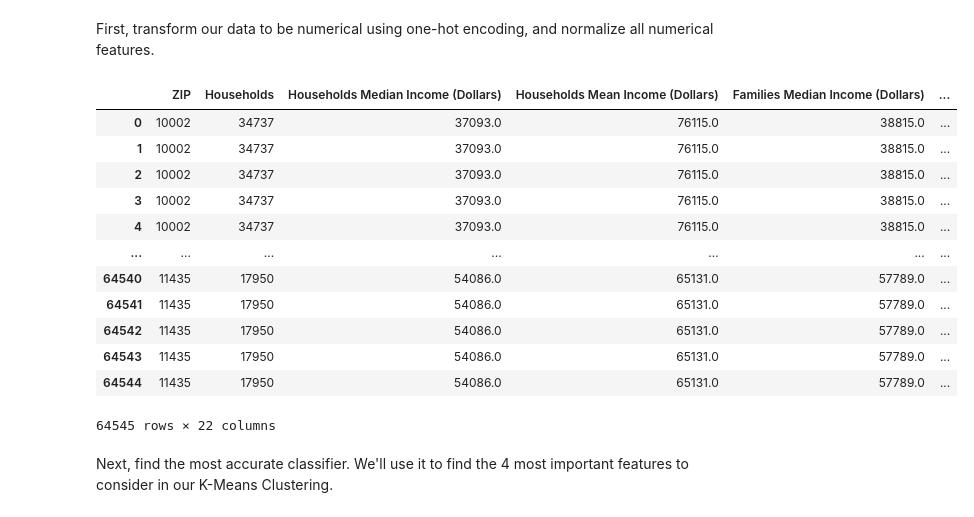
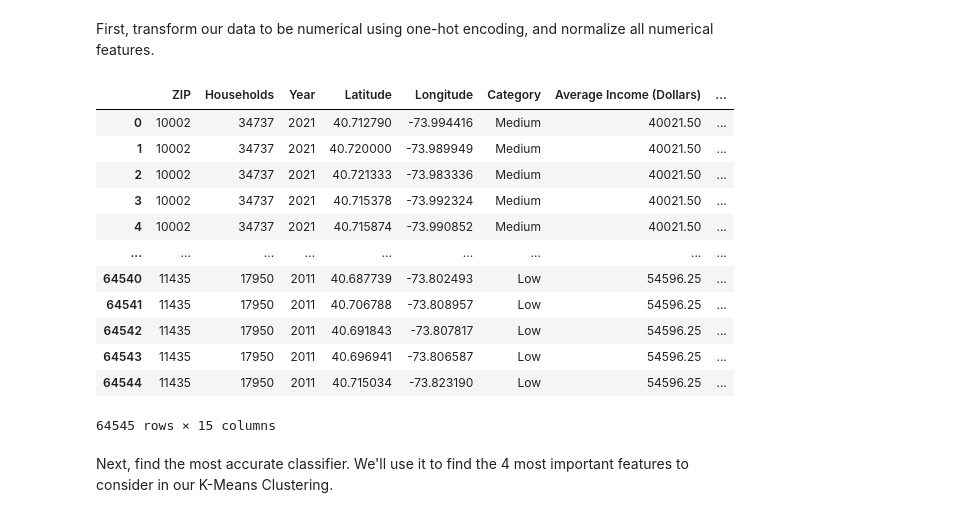
Before and after one commit to trishaa4144/cmsc320-final, a Jupyter notebook: CMSC320_Final_Project.ipynb, the cells around one changed output. Drawn from its saved outputs; the diff is of its cells as text; code cells hidden in the pictures.

```diff
--- a/CMSC320_Final_Project.ipynb
+++ b/CMSC320_Final_Project.ipynb
@@ -586,11 +567,11 @@ See the caveats in the documentation: https://pandas.pydata.org/pandas-docs/stab
 # %%
-#Merging invome with the rat sightings data
-final_df = merged_df.merge(df, left_on=["ZIP", "Year"], right_on=["Incident Zip", "Year"])
-final_df
+#Merging income with the rat sightings data
+income_rat_df = merged_df.merge(df, left_on=["ZIP", "Year"], right_on=["Incident Zip", "Year"])
+income_rat_df
 
 # A function to keep only the important columns and mean/median income columns for final dataframe
 def save_cols():
-    columns = final_df.columns
+    columns = income_rat_df.columns
     save_lst = []
     important = ["ZIP", "Households", "Year", "Created Date", "Location Type", "Community Board", "Borough", "Latitude", "Longitude", "Category"]
 
@@ -603,4 +584,6 @@ def save_cols():
     return save_lst
 
 lst = save_cols()
-final_df = final_df[lst]
+income_rat_df = income_rat_df[lst]
+income_rat_df.dropna(inplace=True)
+income_rat_df
@@ -627,0 +606,26 @@ final_df
+# %%
+# List of median income columns
+median_income_columns = [
+    'Households Median Income (Dollars)',
+    'Families Median Income (Dollars)',
+    'Married-Couple Families Median Income (Dollars)',
+    'Nonfamily Households Median Income (Dollars)'
+]
+
+# Calculate the average of the median income columns
+income_rat_df['Average Income (Dollars)'] = income_rat_df[median_income_columns].mean(axis=1)
+
+# Drop the original mean and median columns
+columns_to_drop = [
+    'Households Median Income (Dollars)',
+    'Households Mean Income (Dollars)',
+    'Families Median Income (Dollars)',
+    'Families Mean Income (Dollars)',
+    'Married-Couple Families Median Income (Dollars)',
+    'Married-Couple Families Mean Income (Dollars)',
+    'Nonfamily Households Median Income (Dollars)',
+    'Nonfamily Households Mean Income (Dollars)'
+]
+
+income_rat_df = income_rat_df.drop(columns=columns_to_drop)
+income_rat_df
@@ -696,49 +714,49 @@ def encode_borough(value, manhattan, brooklyn, queens, staten_island, bronx):
 # Make df entirely numerical data
 # Use one-hot encoding on categorical data
 # Consider zip code numerical data because the numbers are generally grouped/ordered by physical location
-noncategorical_df = final_df.copy()
+noncategorical_df = income_rat_df.copy()
 residential_location = []
 nonresidential_location = []
 other_location = []
 for val in noncategorical_df['Location Type']:
     encode_location_type(val, residential_location, nonresidential_location, other_location)
 
 manhattan = []
 brooklyn = []
 queens = []
 staten_island = []
 bronx = []
 for val in noncategorical_df['Borough']:
     encode_borough(val, manhattan, brooklyn, queens, staten_island, bronx)
 
 # Add binary features from encoding
 noncategorical_df['Residential Location'] = residential_location
 noncategorical_df['Nonresidential Location'] = nonresidential_location
 noncategorical_df['Other Location'] = other_location
 noncategorical_df['Manhattan'] = manhattan
 noncategorical_df['Brooklyn'] = brooklyn
 noncategorical_df['Queens'] = queens
 noncategorical_df['Staten Island'] = staten_island
 noncategorical_df['Bronx'] = bronx
 
 # Drop all categorical features/features (except Category, the output column)
 noncategorical_df = noncategorical_df.drop(columns=['Created Date', 'Community Board', 'Location Type', 'Borough'])
 
 noncategorical_df
 # %% [output]
-|  | ZIP | Households | Households Median Income (Dollars) | Households Mean Income (Dollars) | Families Median Income (Dollars) | ... |
-| 0 | 10002 | 34737 | 37093.0 | 76115.0 | 38815.0 | ... |
-| 1 | 10002 | 34737 | 37093.0 | 76115.0 | 38815.0 | ... |
-| 2 | 10002 | 34737 | 37093.0 | 76115.0 | 38815.0 | ... |
-| 3 | 10002 | 34737 | 37093.0 | 76115.0 | 38815.0 | ... |
-| 4 | 10002 | 34737 | 37093.0 | 76115.0 | 38815.0 | ... |
-| ... | ... | ... | ... | ... | ... | ... |
-| 64540 | 11435 | 17950 | 54086.0 | 65131.0 | 57789.0 | ... |
-| 64541 | 11435 | 17950 | 54086.0 | 65131.0 | 57789.0 | ... |
-| 64542 | 11435 | 17950 | 54086.0 | 65131.0 | 57789.0 | ... |
-| 64543 | 11435 | 17950 | 54086.0 | 65131.0 | 57789.0 | ... |
-| 64544 | 11435 | 17950 | 54086.0 | 65131.0 | 57789.0 | ... |
+|  | ZIP | Households | Year | Latitude | Longitude | Category | Average Income (Dollars) | ... |
+| 0 | 10002 | 34737 | 2021 | 40.712790 | -73.994416 | Medium | 40021.50 | ... |
+| 1 | 10002 | 34737 | 2021 | 40.720000 | -73.989949 | Medium | 40021.50 | ... |
+| 2 | 10002 | 34737 | 2021 | 40.721333 | -73.983336 | Medium | 40021.50 | ... |
+| 3 | 10002 | 34737 | 2021 | 40.715378 | -73.992324 | Medium | 40021.50 | ... |
+| 4 | 10002 | 34737 | 2021 | 40.715874 | -73.990852 | Medium | 40021.50 | ... |
+| ... | ... | ... | ... | ... | ... | ... | ... | ... |
+| 64540 | 11435 | 17950 | 2011 | 40.687739 | -73.802493 | Low | 54596.25 | ... |
+| 64541 | 11435 | 17950 | 2011 | 40.706788 | -73.808957 | Low | 54596.25 | ... |
+| 64542 | 11435 | 17950 | 2011 | 40.691843 | -73.807817 | Low | 54596.25 | ... |
+| 64543 | 11435 | 17950 | 2011 | 40.696941 | -73.806587 | Low | 54596.25 | ... |
+| 64544 | 11435 | 17950 | 2011 | 40.715034 | -73.823190 | Low | 54596.25 | ... |
-64545 rows × 22 columns
+64545 rows × 15 columns
 # %% [markdown]
 Next, find the most accurate classifier. We'll use it to find the 4 most important features to consider in our K-Means Clustering.
 # %%
```
Also changed, not shown: parts of 19 cells of this notebook.
